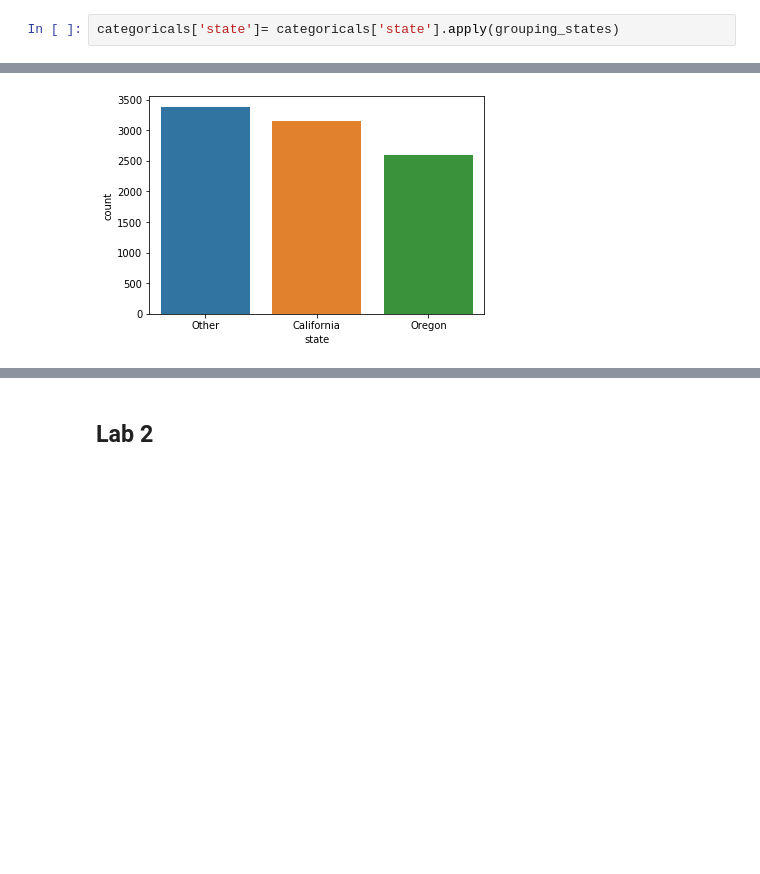
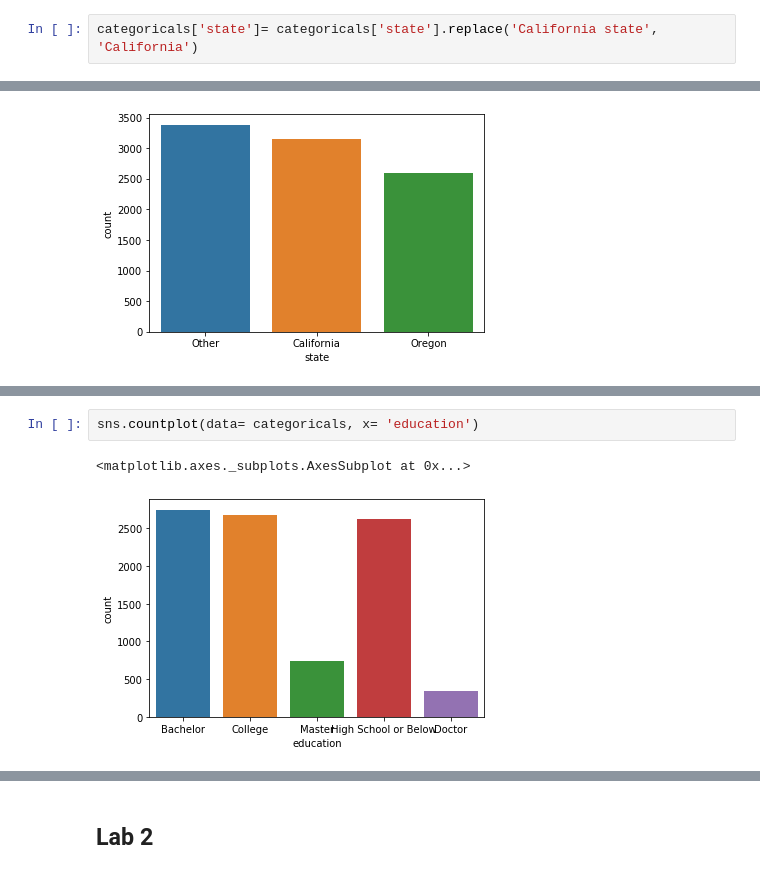
Before and after one commit to CommanderPoe/lab-data_cleaning, a Jupyter notebook: data_cleaning.ipynb, the cells around one changed output, grey strips where cells are left out. Saved outputs shown, nothing was run; the diff lists cells and outputs as text; blank space fills up the shorter version.

```diff
--- a/data_cleaning.ipynb
+++ b/data_cleaning.ipynb
@@ -279,2 +282,2 @@ def grouping_states(x):
 # %%
-categoricals['state']= categoricals['state'].apply(grouping_states)
+categoricals['state']= categoricals['state'].replace('California state', 'California')
@@ -326,0 +309,5 @@ cat['customer'].sample(30)
+# %%
+sns.countplot(data= categoricals, x= 'education')
+# %% [output]
+<matplotlib.axes._subplots.AxesSubplot at 0x...>
+[figure, added]
```
Also changed, not shown: parts of 60 cells of this notebook.
